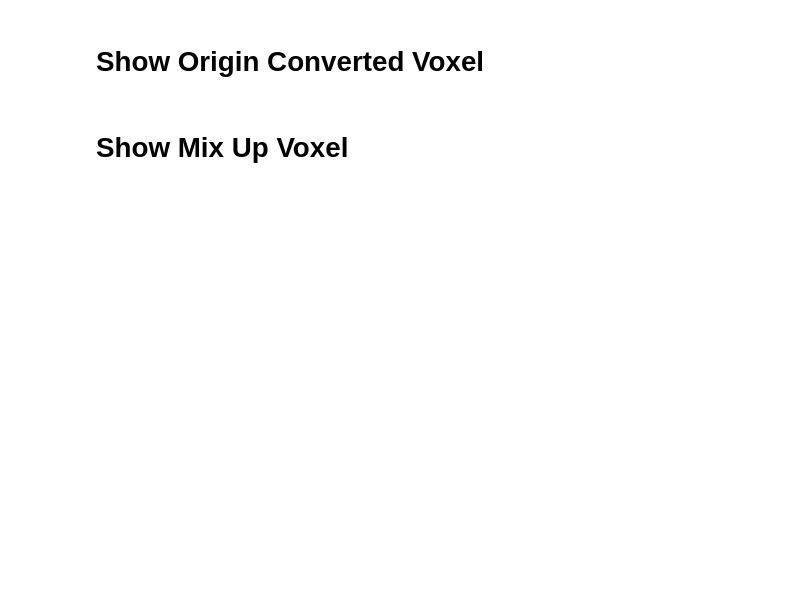
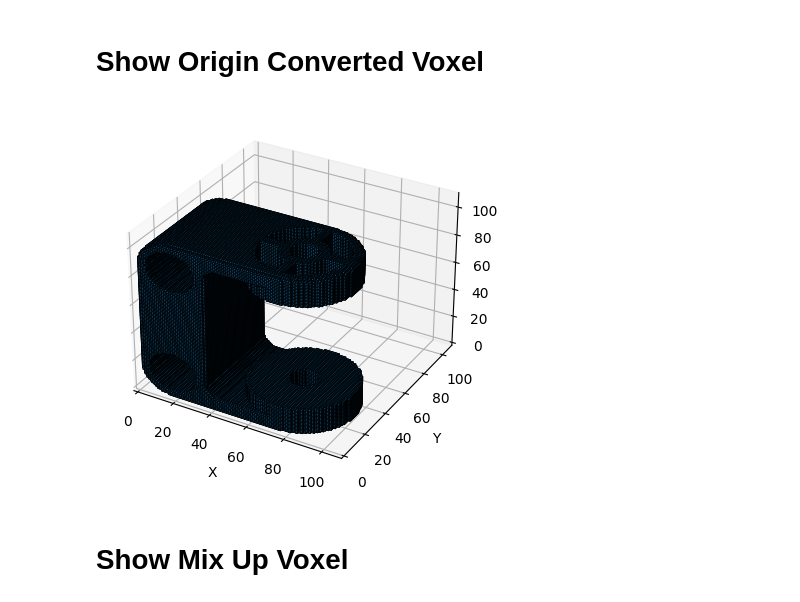
Before and after one commit to zezeze97/MIM-Med3D, a Jupyter notebook: code/visualize/vis_abc_mix.ipynb, the cells around one changed output. Saved outputs shown, nothing was run; the diff lists cells and outputs as text; code cells hidden in the pictures; blank space fills up the shorter version.

```diff
--- a/code/visualize/vis_abc_mix.ipynb
+++ b/code/visualize/vis_abc_mix.ipynb
@@ -38,3 +36,7 @@ voxel = np.load(os.path.join(root_dir, all_lst[idx]))
+# %%
+showVoxel(voxel)
+# %% [output]
+[figure, added]
 # %% [markdown]
 # Show Mix Up Voxel
 # %%
```
Also changed, not shown: parts of 4 cells of this notebook, 1 other file.
